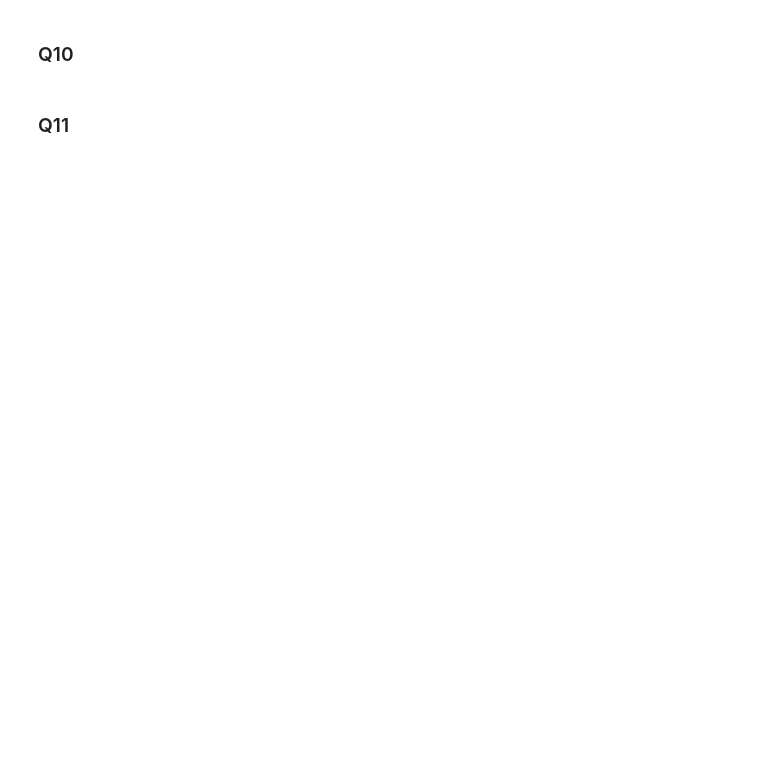
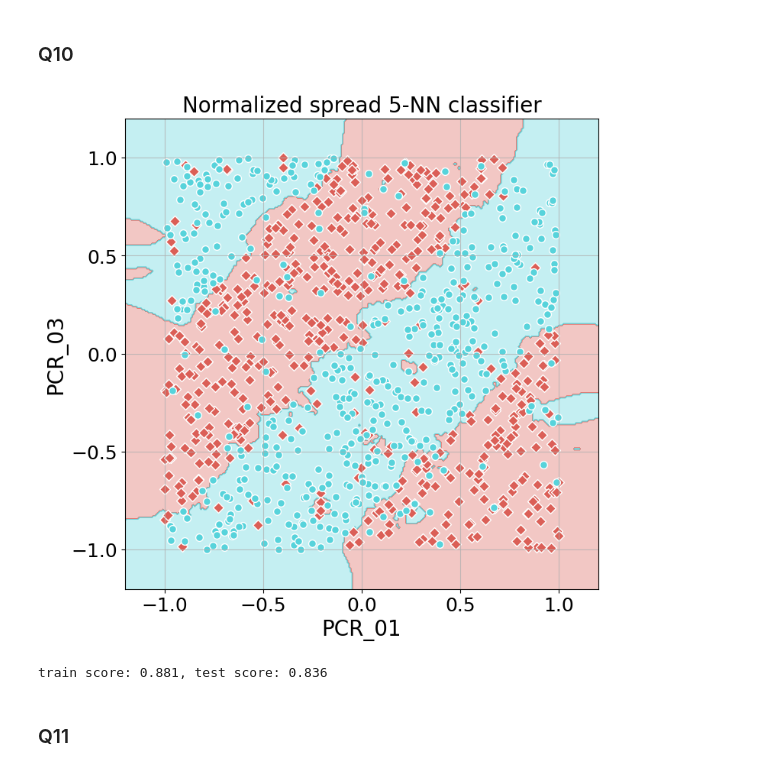
Before and after one commit to dgershko/iml_hw1, a Jupyter notebook: hw1.ipynb, the cells around one changed output. Cells and saved outputs as stored; diff of their text form; code cells hidden in the pictures; blank space fills up the shorter version.

```diff
--- a/hw1.ipynb
+++ b/hw1.ipynb
@@ -169,12 +176,15 @@ print(f"train score: {train_score}, test score: {test_score}")
 # %%
 # Q10
 
 knn = kNN(n_neighbors=5)
 knn.fit(train_set, train_labels)
-visualize_clf.visualize_clf(knn, test_set, test_labels, "Normalized spread 5-NN classifier", "PCR_01", "PCR_03")
+visualize_clf.visualize_clf(knn, train_set, train_labels, "Normalized spread 5-NN classifier", "PCR_01", "PCR_03")
 train_score = knn.score(train_set, train_labels)
 test_score = knn.score(test_set, test_labels)
 print(f"train score: {train_score}, test score: {test_score}")
+# %% [output]
+[figure, added]
+train score: 0.881, test score: 0.836
 # %% [markdown]
 ### Q11
 # %%
```
Also changed, not shown: parts of 8 cells of this notebook, 1 other file.
